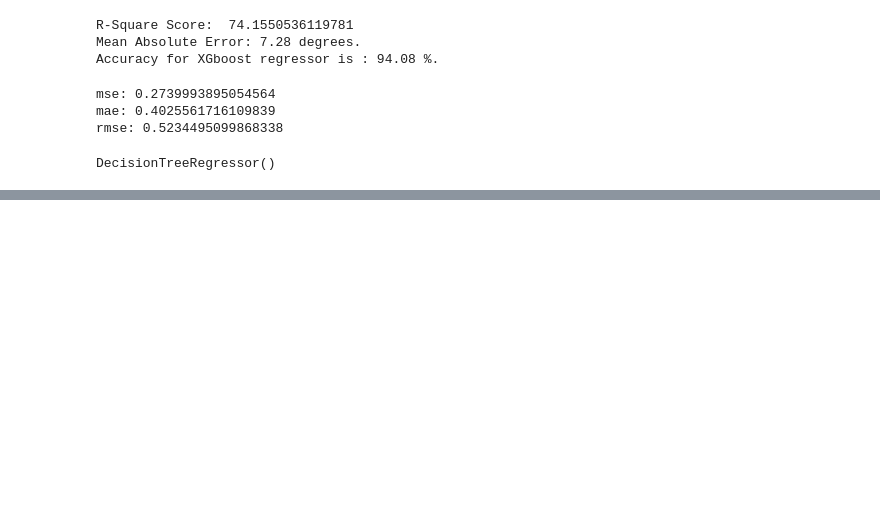
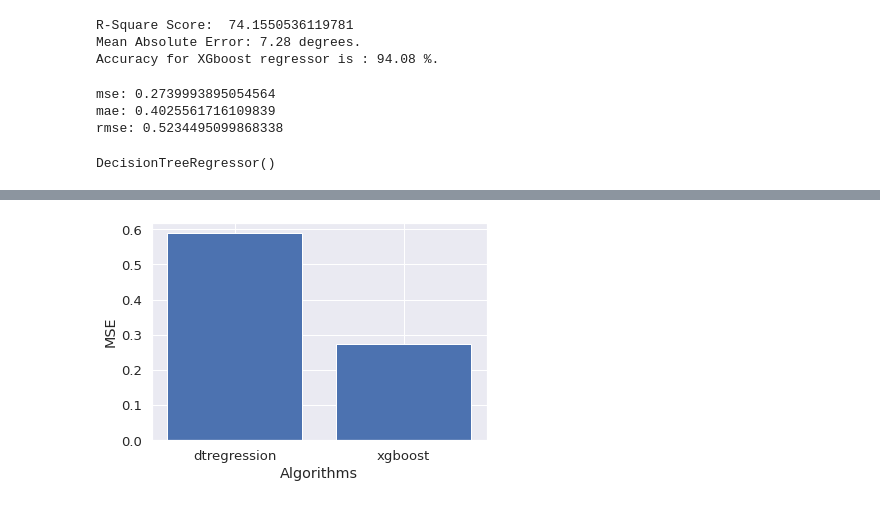
Before and after one commit to Devipriyanka7/bigmarketsale, a Jupyter notebook: bms.ipynb, the cells around one changed output, grey strips where cells are left out. Cells and saved outputs as stored; diff of their text form; code cells hidden in the pictures; blank space fills up the shorter version.

```diff
--- a/bms.ipynb
+++ b/bms.ipynb
@@ -558,0 +584,7 @@ rmse_score
+# %%
+plt.bar(['dtregression','xgboost'],[dtr_mse,xgb_mse])
+plt.xlabel("Algorithms")
+plt.ylabel("MSE")
+plt.show()
+# %% [output]
+[figure, added]
```
Also changed, not shown: parts of 12 cells of this notebook.
